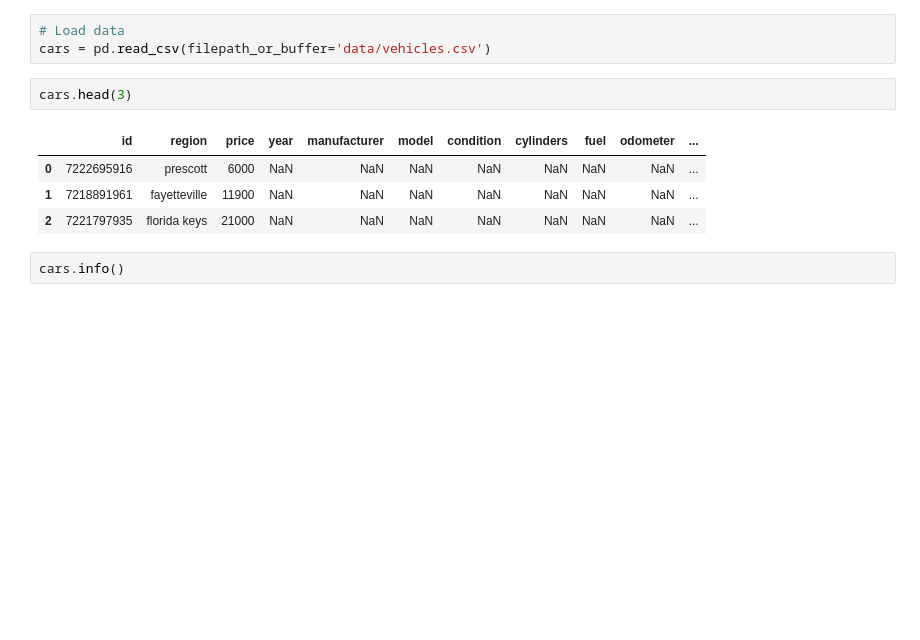
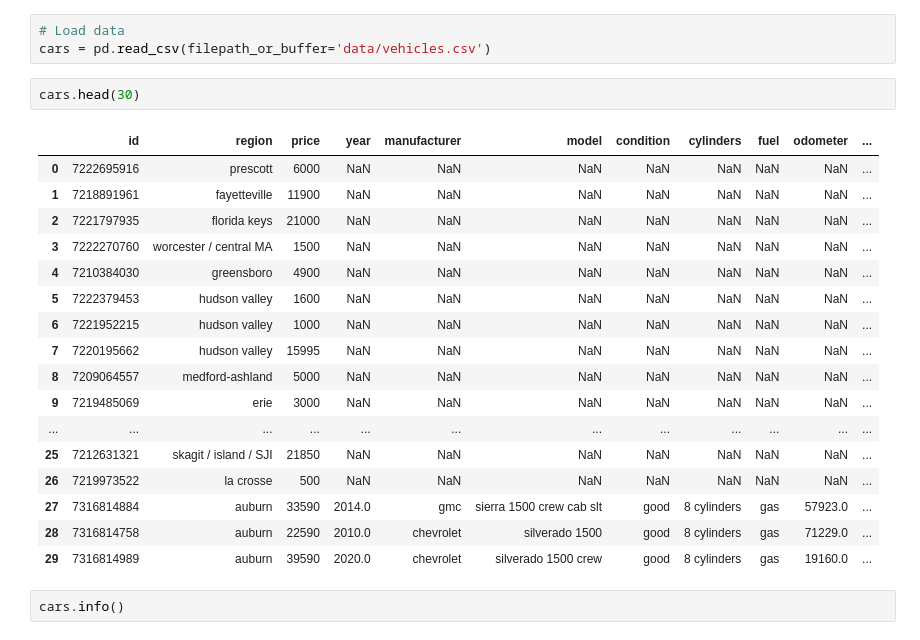
Before and after one commit to gopivalleru/UsedCarPriceAnalysis, a Jupyter notebook: prompt_II.ipynb, the cells around one changed output. Cells and saved outputs as stored; diff of their text form; blank space fills up the shorter version.

```diff
--- a/prompt_II.ipynb
+++ b/prompt_II.ipynb
@@ -39,12 +39,25 @@ import pandas as pd
 # Load data
 cars = pd.read_csv(filepath_or_buffer='data/vehicles.csv')
 # %%
-cars.head(3)
+cars.head(30)
 # %% [output]
 |  | id | region | price | year | manufacturer | model | condition | cylinders | fuel | odometer | ... |
 | 0 | 7222695916 | prescott | 6000 | NaN | NaN | NaN | NaN | NaN | NaN | NaN | ... |
 | 1 | 7218891961 | fayetteville | 11900 | NaN | NaN | NaN | NaN | NaN | NaN | NaN | ... |
 | 2 | 7221797935 | florida keys | 21000 | NaN | NaN | NaN | NaN | NaN | NaN | NaN | ... |
+| 3 | 7222270760 | worcester / central MA | 1500 | NaN | NaN | NaN | NaN | NaN | NaN | NaN | ... |
+| 4 | 7210384030 | greensboro | 4900 | NaN | NaN | NaN | NaN | NaN | NaN | NaN | ... |
+| 5 | 7222379453 | hudson valley | 1600 | NaN | NaN | NaN | NaN | NaN | NaN | NaN | ... |
+| 6 | 7221952215 | hudson valley | 1000 | NaN | NaN | NaN | NaN | NaN | NaN | NaN | ... |
+| 7 | 7220195662 | hudson valley | 15995 | NaN | NaN | NaN | NaN | NaN | NaN | NaN | ... |
+| 8 | 7209064557 | medford-ashland | 5000 | NaN | NaN | NaN | NaN | NaN | NaN | NaN | ... |
+| 9 | 7219485069 | erie | 3000 | NaN | NaN | NaN | NaN | NaN | NaN | NaN | ... |
+| ... | ... | ... | ... | ... | ... | ... | ... | ... | ... | ... | ... |
+| 25 | 7212631321 | skagit / island / SJI | 21850 | NaN | NaN | NaN | NaN | NaN | NaN | NaN | ... |
+| 26 | 7219973522 | la crosse | 500 | NaN | NaN | NaN | NaN | NaN | NaN | NaN | ... |
+| 27 | 7316814884 | auburn | 33590 | 2014.0 | gmc | sierra 1500 crew cab slt | good | 8 cylinders | gas | 57923.0 | ... |
+| 28 | 7316814758 | auburn | 22590 | 2010.0 | chevrolet | silverado 1500 | good | 8 cylinders | gas | 71229.0 | ... |
+| 29 | 7316814989 | auburn | 39590 | 2020.0 | chevrolet | silverado 1500 crew | good | 8 cylinders | gas | 19160.0 | ... |
 # %%
 cars.info()
 # %% [output]
```
Also changed, not shown: parts of 1 cell of this notebook, 1 other file.
